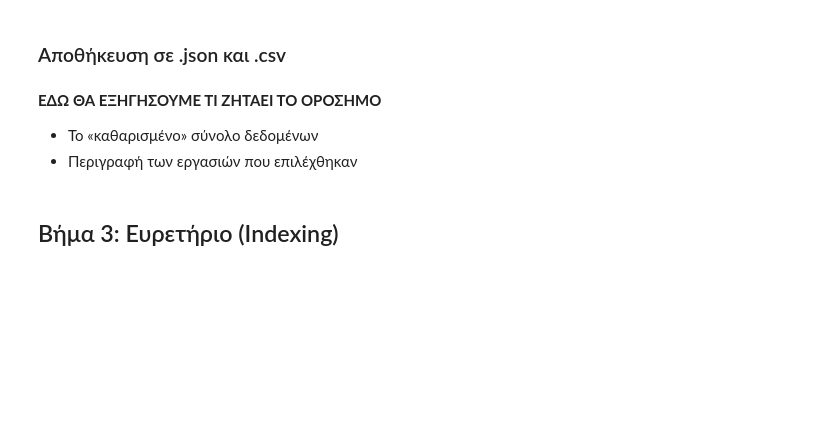
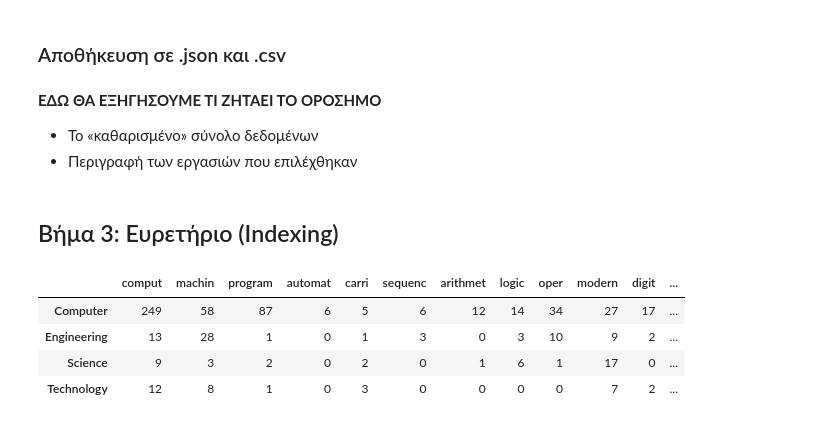
Before and after one commit to frottori/IR_Search_Engine, a Jupyter notebook: Project/Project.ipynb, the cells around one changed output. Drawn from its saved outputs; the diff is of its cells as text; code cells hidden in the pictures; blank space fills up the shorter version.

```diff
--- a/Project/Project.ipynb
+++ b/Project/Project.ipynb
@@ -204,3 +204,25 @@ save_csv(cleaned_data_for_csv, 'wiki_data_clean.csv')
 - Περιγραφή των εργασιών που επιλέχθηκαν
 # %% [markdown]
 ## Βήμα 3: Ευρετήριο (Indexing)
+# %%
+import json
+import pandas as pd
+
+with open('Files/wiki_data_clean.json', 'r') as file:
+    wiki_data = json.load(file)
+
+corpus = {}
+for i, entry in enumerate(wiki_data):
+    title = entry.get("title", f"sent{i}")
+    tokens = entry.get("cleaned_tokens", [])
+    corpus[title] = {token: tokens.count(token) for token in tokens}
+
+df = pd.DataFrame.from_records(corpus).fillna(0).astype(int).T
+
+df.iloc[:, :15]
+# %% [output]
+|  | comput | machin | program | automat | carri | sequenc | arithmet | logic | oper | modern | digit | ... |
+| Computer | 249 | 58 | 87 | 6 | 5 | 6 | 12 | 14 | 34 | 27 | 17 | ... |
+| Engineering | 13 | 28 | 1 | 0 | 1 | 3 | 0 | 3 | 10 | 9 | 2 | ... |
+| Science | 9 | 3 | 2 | 0 | 2 | 0 | 1 | 6 | 1 | 17 | 0 | ... |
+| Technology | 12 | 8 | 1 | 0 | 3 | 0 | 0 | 0 | 0 | 7 | 2 | ... |
```
